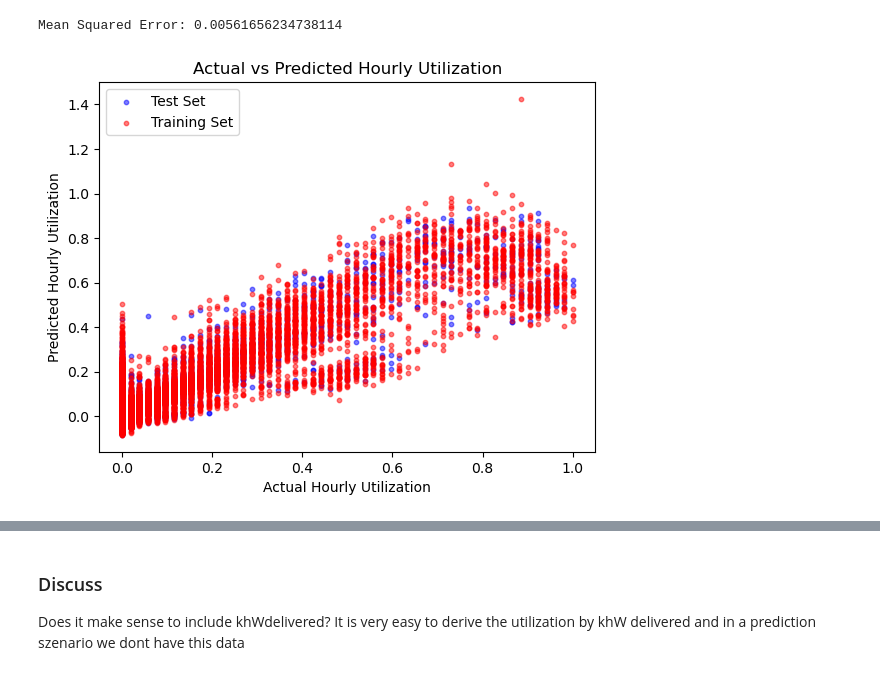
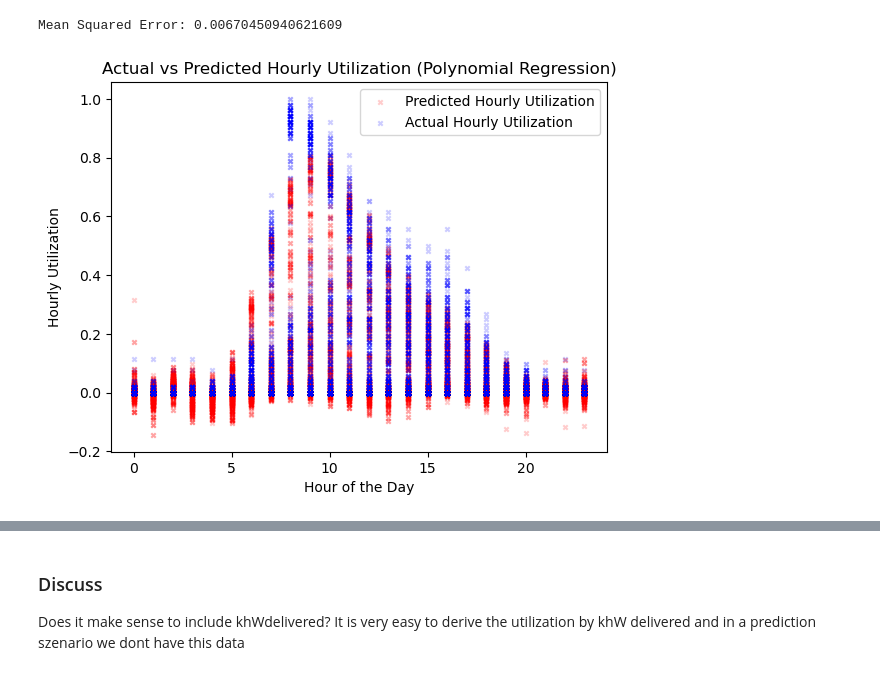
Before and after one commit to linusslange/AnalyticsAndApplications, a Jupyter notebook: UtilizationPrediction.ipynb, the cells around one changed output, grey strips where cells are left out. Saved outputs shown, nothing was run; the diff lists cells and outputs as text; code cells hidden in the pictures.

Commit message:
dataprep prediction

```diff
--- a/UtilizationPrediction.ipynb
+++ b/UtilizationPrediction.ipynb
@@ -20,36 +51,40 @@ Predict_utilization.head()
 # %%
-# Step 1: Data Preprocessing
-X = Predict_utilization[['khWdelivered', 'hour', 'day_of_week', 'month', 'year']]
+from sklearn.model_selection import train_test_split
+from sklearn.preprocessing import PolynomialFeatures, StandardScaler
+from sklearn.linear_model import LinearRegression
+from sklearn.pipeline import make_pipeline
+from sklearn.metrics import mean_squared_error
+
+# Assuming 'Predict_utilization' is your DataFrame
+# X will contain the features (hour, day_of_week, month, year)
+X = Predict_utilization[['hour', 'day_of_week', 'month', 'year']]
 y = Predict_utilization['hourly_utilization']
 
-# Split the data into training and testing sets
-X = Predict_utilization[['khWdelivered', 'hour', 'day_of_week', 'month', 'year']]
-y = Predict_utilization['hourly_utilization']
+# Split the data into training and testing sets (70% train, 30% test)
+X_train, X_test, y_train, y_test = train_test_split(X, y, test_size=0.3, random_state=42)
 
-# Split the data into training and testing sets
-X_train, X_test, y_train, y_test = train_test_split(X, y, test_size=0.2, random_state=42)
+# Create a polynomial regression model
+degree = 10 # You can adjust the degree of the polynomial
+model = make_pipeline(StandardScaler(), PolynomialFeatures(degree), LinearRegression())
 
-# Create a linear regression model
-model = LinearRegression()
-
-# Train the model
+# Train the model on the training set
 model.fit(X_train, y_train)
 
 # Make predictions on the test set
 y_pred = model.predict(X_test)
 
 # Evaluate the model
 mse = mean_squared_error(y_test, y_pred)
 print(f'Mean Squared Error: {mse}')
 
-# Plot the predicted vs actual values with smaller, transparent points
-plt.scatter(y_test, y_pred, c='blue', label='Test Set', alpha=0.5, s=10)
-plt.scatter(y_train, model.predict(X_train), c='red', label='Training Set', alpha=0.5, s=10)
-plt.xlabel("Actual Hourly Utilization")
-plt.ylabel("Predicted Hourly Utilization")
-plt.title("Actual vs Predicted Hourly Utilization")
+# Plot the actual and predicted hourly utilization over the hour
+plt.scatter(X_test['hour'], y_pred, c='red', marker='x',label='Predicted Hourly Utilization', alpha=0.2, s=10)
+plt.scatter(X_test['hour'], y_test, c='blue', marker='x', label='Actual Hourly Utilization', alpha=0.2, s=10)
+plt.xlabel("Hour of the Day")
+plt.ylabel("Hourly Utilization")
+plt.title("Actual vs Predicted Hourly Utilization (Polynomial Regression)")
 plt.legend()
 plt.show()
 # %% [output]
-Mean Squared Error: 0.00561656234738114
+Mean Squared Error: 0.00670450940621609
-[figure, old version]
+[figure, new version]
```
Also changed, not shown: parts of 6 cells of this notebook, 1 other file.
